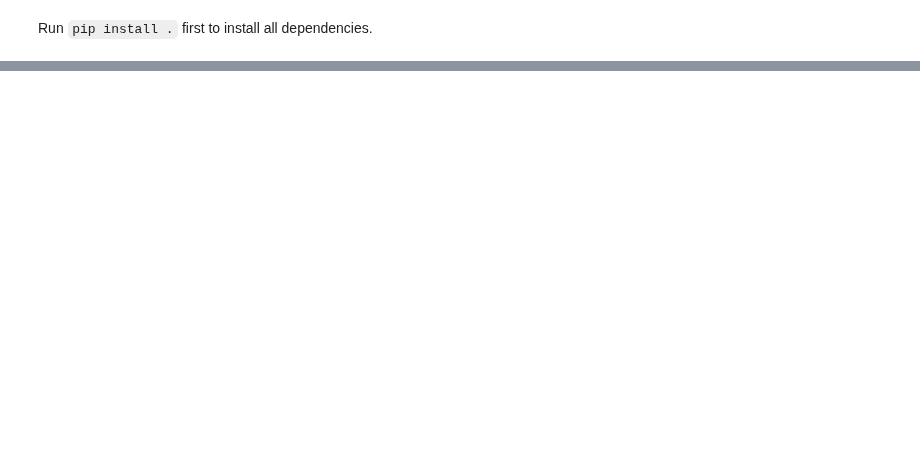
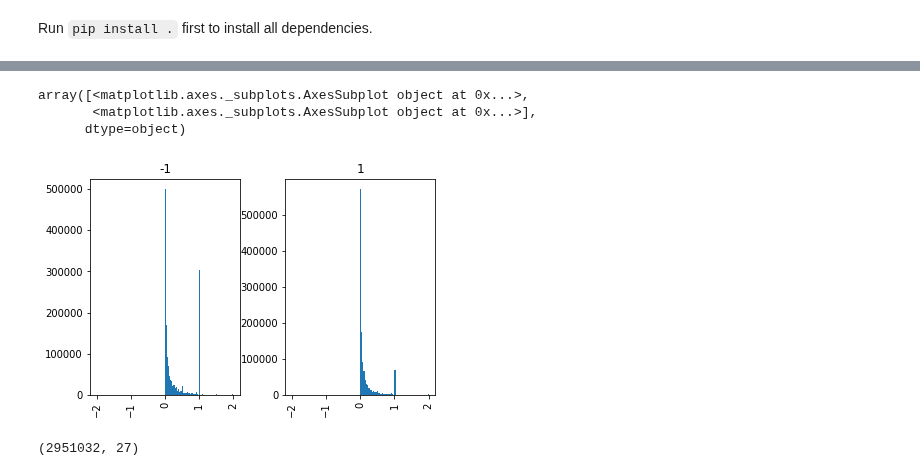
Before and after one commit to KarelZe/thesis, a Jupyter notebook: notebooks/3.0c-feature-engineering.ipynb, the cells around one changed output, grey strips where cells are left out. Saved outputs shown, nothing was run; the diff lists cells and outputs as text; code cells hidden in the pictures; blank space fills up the shorter version.

```diff
--- a/notebooks/3.0c-feature-engineering.ipynb
+++ b/notebooks/3.0c-feature-engineering.ipynb
@@ -250,0 +295,11 @@ del train
+# %%
+X_train["rel_ask_size_ex"].hist(bins=128, range=[-2,2], by=y_train)
+# %% [output]
+array([<matplotlib.axes._subplots.AxesSubplot object at 0x...>,
+       <matplotlib.axes._subplots.AxesSubplot object at 0x...>],
+      dtype=object)
+[figure, added]
+# %%
+X_train.shape
+# %% [output]
+(2951032, 27)
```
Also changed, not shown: parts of 21 cells of this notebook.
